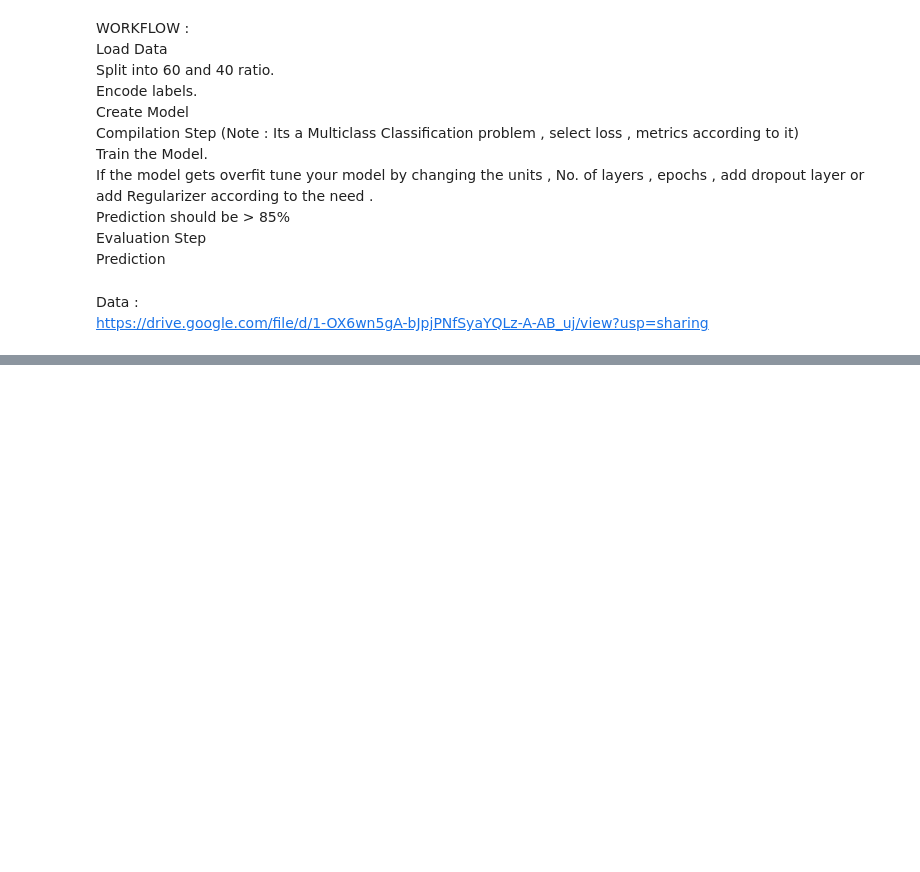
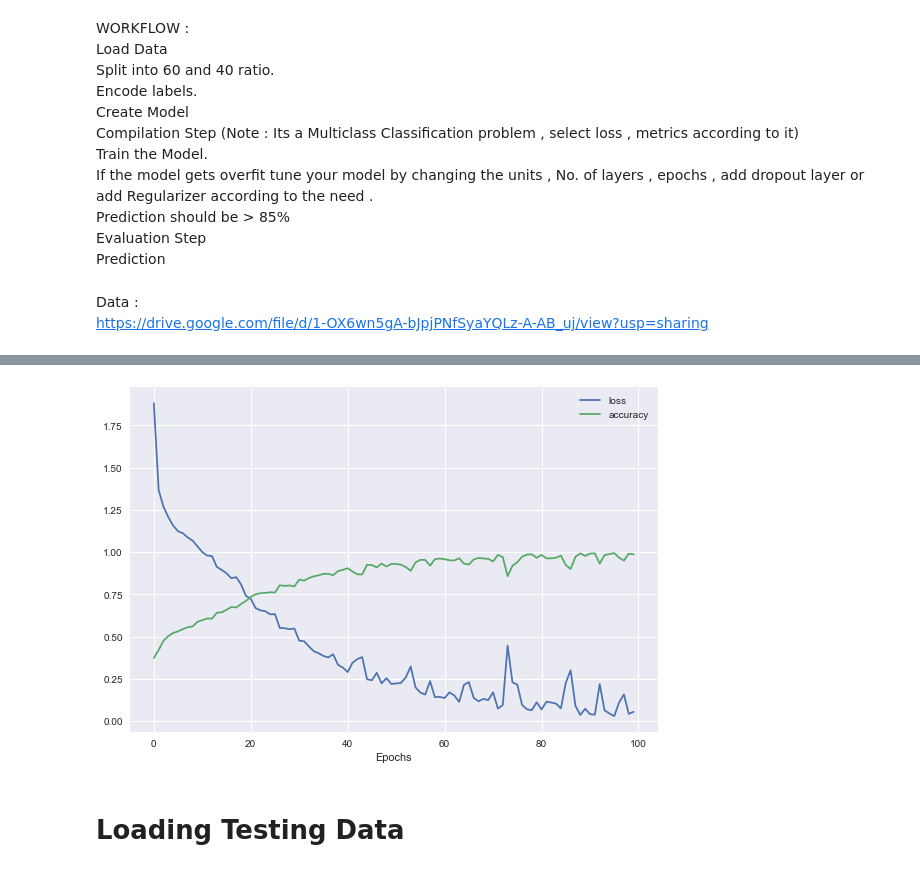
Before and after one commit to Ali-Raza-Ali/PIAIC84325_AIC_Assignments, a Jupyter notebook: Deep Learning Assignments/Flowers_Recognition.ipynb, the cells around one changed output, grey strips where cells are left out. Cells and saved outputs as stored; diff of their text form; code cells hidden in the pictures; blank space fills up the shorter version.

```diff
--- a/Deep Learning Assignments/Flowers_Recognition.ipynb
+++ b/Deep Learning Assignments/Flowers_Recognition.ipynb
@@ -223,0 +143,2 @@ Epoch 56/90
+# %%
+X = flower_imgs
@@ -223,0 +155,3 @@ Epoch 56/90
+# %%
+X_train = X
+y_train = y
@@ -223,0 +164,6 @@ Epoch 56/90
+# %%
+model = Sequential([
+    Flatten(input_shape=(64,64,3)),
+    Dense(128, activation='relu'),
+    Dense(5, activation='softmax')
+])
@@ -223,0 +176,2 @@ Epoch 56/90
+# %%
+history = model.fit(X_train,np.array(y_train), epochs=100,)
@@ -223,0 +196,9 @@ Epoch 56/90
+# %%
+plt.style.use('seaborn')
+pd.DataFrame(history.history).plot()
+plt.xlabel("Epochs")
+plt.tight_layout()
+# %% [output]
+[figure, added]
+# %% [markdown]
+# Loading Testing Data
```
Also changed, not shown: parts of 73 cells of this notebook.
